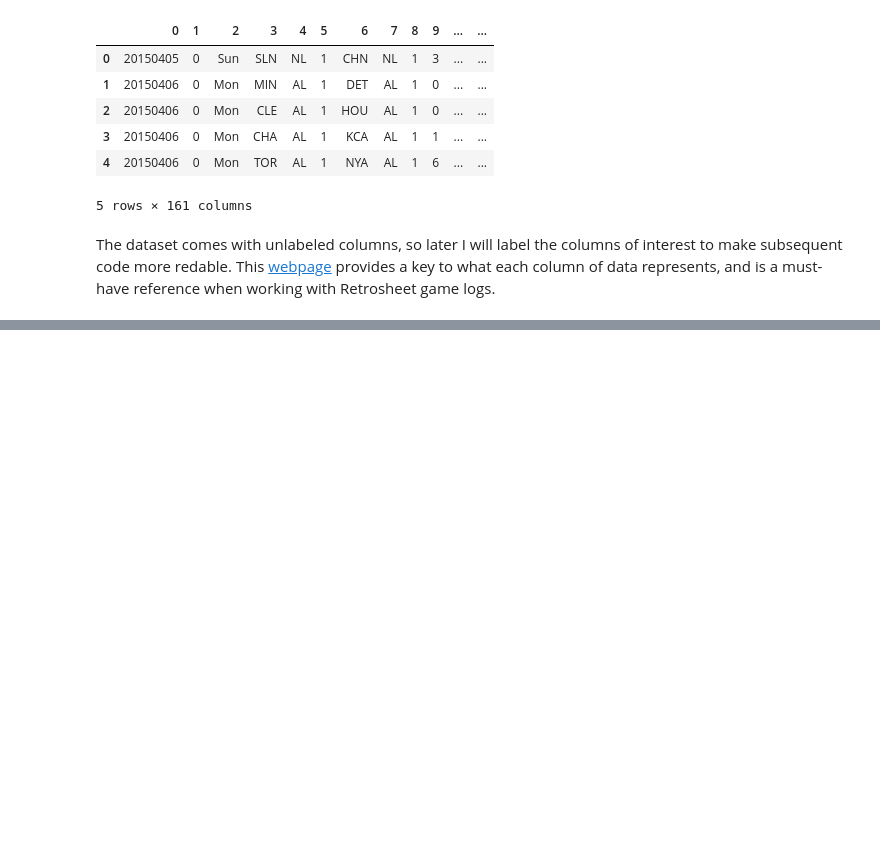
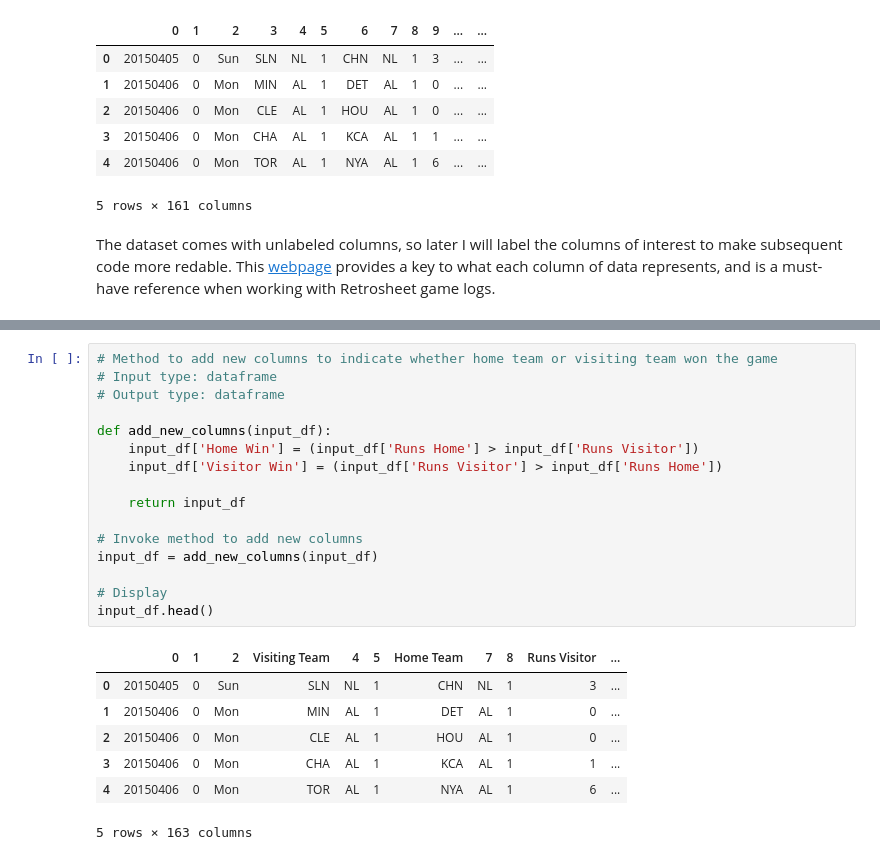
Before and after one commit to OddExtension5/Analyzing-Baseball-Statistics, a Jupyter notebook: Linear Regression in Action.ipynb, the cells around one changed output, grey strips where cells are left out. Drawn from its saved outputs; the diff is of its cells as text; blank space fills up the shorter version.

```diff
--- a/Linear Regression in Action.ipynb
+++ b/Linear Regression in Action.ipynb
@@ -63,3 +63,27 @@ input_df.head()
 | 3 | 20150406 | 0 | Mon | CHA | AL | 1 | KCA | AL | 1 | 1 | ... |
 | 4 | 20150406 | 0 | Mon | TOR | AL | 1 | NYA | AL | 1 | 6 | ... |
 5 rows × 161 columns
+# %%
+# Method to add new columns to indicate whether home team or visiting team won the game
+# Input type: dataframe
+# Output type: dataframe
+
+def add_new_columns(input_df):
+    input_df['Home Win'] = (input_df['Runs Home'] > input_df['Runs Visitor'])
+    input_df['Visitor Win'] = (input_df['Runs Visitor'] > input_df['Runs Home'])
+
+    return input_df
+
+# Invoke method to add new columns
+input_df = add_new_columns(input_df)
+
+# Display
+input_df.head()
+# %% [output]
+|  | 0 | 1 | 2 | Visiting Team | 4 | 5 | Home Team | 7 | 8 | Runs Visitor | ... |
+| 0 | 20150405 | 0 | Sun | SLN | NL | 1 | CHN | NL | 1 | 3 | ... |
+| 1 | 20150406 | 0 | Mon | MIN | AL | 1 | DET | AL | 1 | 0 | ... |
+| 2 | 20150406 | 0 | Mon | CLE | AL | 1 | HOU | AL | 1 | 0 | ... |
+| 3 | 20150406 | 0 | Mon | CHA | AL | 1 | KCA | AL | 1 | 1 | ... |
+| 4 | 20150406 | 0 | Mon | TOR | AL | 1 | NYA | AL | 1 | 6 | ... |
+5 rows × 163 columns
```
Also changed, not shown: parts of 17 cells of this notebook.
